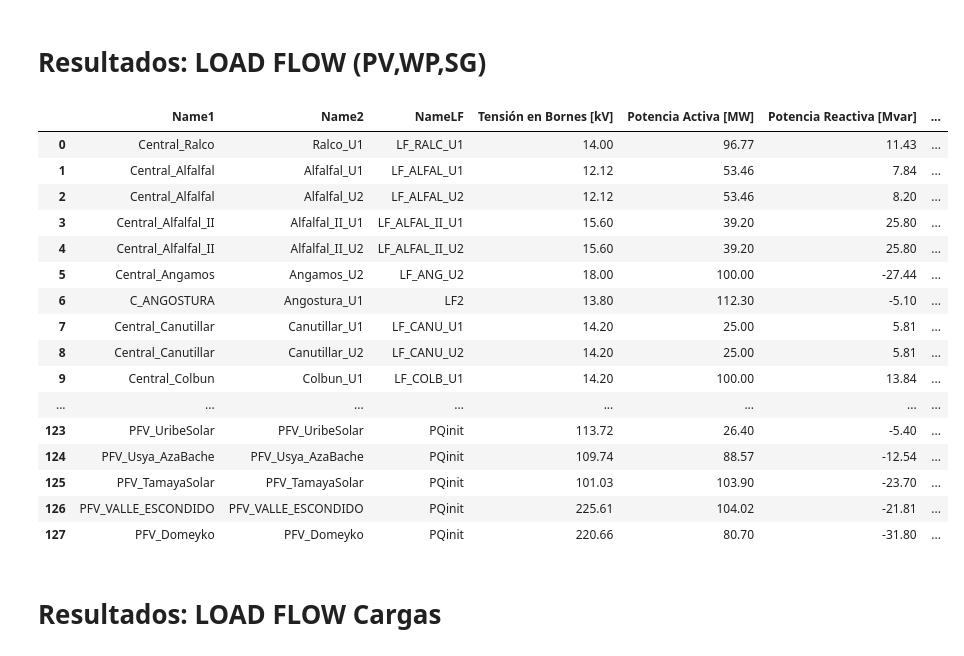
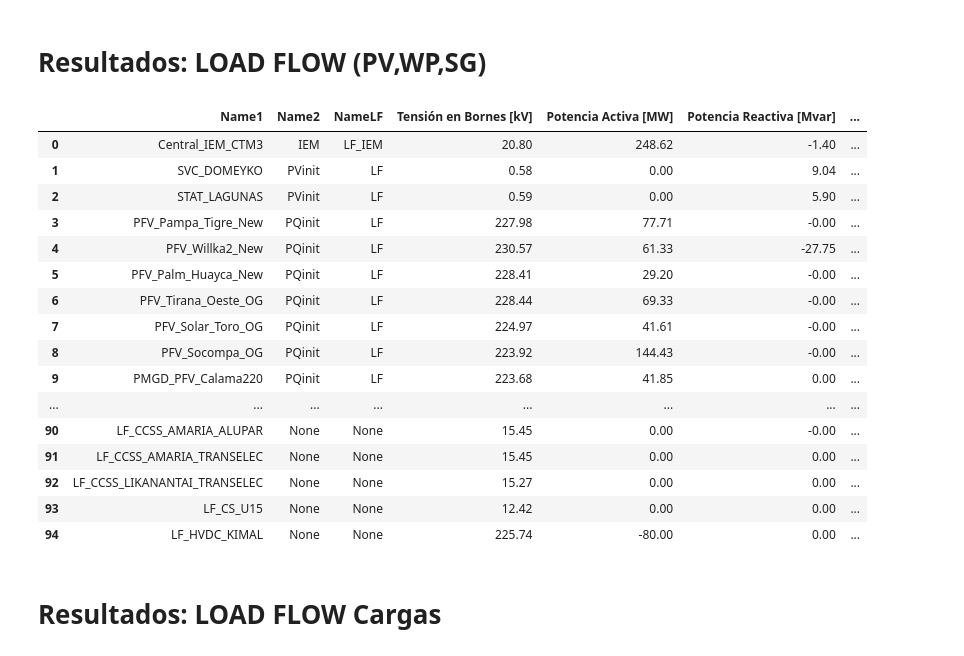
Before and after one commit to fabiMM94/Fabi_Casa_CEN, a Jupyter notebook: Resultados_EMTP.ipynb, the cells around one changed output. Saved outputs shown, nothing was run; the diff lists cells and outputs as text; code cells hidden in the pictures.

Commit message:
cambios codigo resultados
cambios los codigos para seguir avanzando en el .bat

```diff
--- a/Resultados_EMTP.ipynb
+++ b/Resultados_EMTP.ipynb
@@ -69,14 +69,17 @@ def analizar_numero(n):
         return 220
     elif 46 <= n + 20 <= 86 or 46 <= n - 20 <= 86:
         return 66
-    elif 3 <= n + 10 <= 23.2 or 3 <= n - 10 <= 23.2:
+    elif 10 <= n + 7 <= 23.2 or 7 <= n - 7 <= 23.2:
         return 13.2
+    elif 0.1 <= n + 2 <= 4 or 0.1 <= n -2 <= 4:
+        return 0.6
     else:
         return None  # Si no cae en ninguna categoría
 # %%
 # Aqui coloco el nombre del archivo como string
-#archivo =  "SEN 2025 VRE Peak 04072024 DBC 85 GFM New - H1_v4_lf.html"
-archivo = "SEN 2025 VRE Peak 85 VRE_g1_10 steps_lf.html"
+archivo = "2024.11.08 1047 SEN 2030 Norte_BVG Norte_lf.html"
+#archivo = "SEN 2025 VRE Peak 85 VRE_g1_10 steps_lf.html"
+
 excel = "Datos_nom_v1.xlsx"
 
 # leo Excel y HTML
@@ -107,11 +110,21 @@ df_GEN_F = pd.DataFrame(columns=columnas)
 df_GEN_F['P [MW]']=df_GEN['P (W)'].apply(Transformación_MW_MVAR)
 df_GEN_F['Q [MVAr]']=df_GEN['Q (VAR)'].apply(Transformación_MW_MVAR)
 df_GEN_F["V [kV]"] = df_GEN["Vabc (kVRMSLL,deg) phasor"].apply(obtener_V_op)
+df_GEN_F['Vnom [kV]'] = df_GEN_F["V [kV]"].apply(analizar_numero) #Arreglo
 
 
+#aqui la colummna device la expando para obtener 3 columnas de tal forma que coincida con lo anterior
+Nombres = df_GEN['Device'].str.split('/', expand=True)
+Nombres.columns = ['Name1', 'Name2', 'NameLF',"Name4"]
+# Esto entrega la tabla de resultados de todas las centrales del HTML
+df_GEN_Final = pd.concat([Nombres,df_GEN_F], axis=1)
+df_GEN_Final = df_GEN_Final.drop(columns=['Name4']) #no tiene nada util
 
-
-columnas2 = ["Name1","Name2","Name3","NameLF"]
-
-df_GEN_F
+# Escribo V pu
+df_GEN_Final['Tensión [pu]'] = df_GEN_Final["V [kV]"]/df_GEN_Final['Vnom [kV]']
+pd.set_option('display.max_rows', 140)
+#with pd.ExcelWriter('Resultados_.xlsx') as writer:
+ #   df_GEN_F.to_excel(writer, sheet_name='LFcargas',index=False)
+Tabla_LF_GEN=df_GEN_Final
+Tabla_LF_GEN
 # %% [output]
@@ -133,7 +150,8 @@ df_GEN_F
 # %%
 # Aqui coloco el nombre del archivo como string
 #archivo =  "SEN 2025 VRE Peak 04072024 DBC 85 GFM New - H1_v4_lf.html"
-archivo = "SEN 2025 VRE Peak 85 VRE_g1_10 steps_lf.html"
+#archivo = "SEN 2025 VRE Peak 85 VRE_g1_10 steps_lf.html"
+archivo = "2024.11.08 1047 SEN 2030 Norte_BVG Norte_lf.html"
 excel = "Datos_nom_v1.xlsx"
 
 def Resultados_Load_Flow(archivo_html,excel):
@@ -179,51 +197,54 @@ def Resultados_Load_Flow(archivo_html,excel):
     df_Resultados = pd.concat([nuevo_df, df_FINAL], axis=1)
     pd.set_option('display.max_rows', 140)
 
     #---------------------------- saco los acentos
-    df_Resultados['Name1'] = df_Resultados['Name1'].apply(lambda x: unidecode(x))
-    df_Resultados['Name2'] = df_Resultados['Name2'].apply(lambda x: unidecode(x))
+    #df_Resultados['Name1'] = df_Resultados['Name1'].apply(lambda x: unidecode(x))
+   # df_Resultados['Name2'] = df_Resultados['Name2'].apply(lambda x: unidecode(x))
     df_Resultados = df_Resultados.drop(columns=['Name4']) #no tiene nada util
 
     ##------------------------Sobre escribo datos nominales------------------------------------
 
     N = len(df_Resultados)
     for fila in range(N):
         Name1= df_Resultados.at[fila,"Name1"]
         Name2= df_Resultados.at[fila,"Name2"]
         NameLF= df_Resultados.at[fila,"NameLF"]
         result = Datos_Nominal_extras[(Datos_Nominal_extras['Name1'] == Name1) &
                                  (Datos_Nominal_extras['Name2'] == Name2) &
                                  (Datos_Nominal_extras['NameLF'] == NameLF)]
         if len(result)== 1:
             df_Resultados.at[fila,"Tensión Nominal [kV]"] =result["Tensión Nominal [kV]"]
         else:
             continue
 
 
     df_Resultados['Tensión [pu]'] = df_Resultados["Tensión en Bornes [kV]"]/df_Resultados['Tensión Nominal [kV]']
 
     return(df_Resultados)
 
 Tabla_LF_GEN=Resultados_Load_Flow(archivo,excel)
+with pd.ExcelWriter('Resultados_.xlsx') as writer:
+    Tabla_LF_GEN.to_excel(writer, sheet_name='GEN',index=False)
+
 Tabla_LF_GEN
 # %% [output]
 |  | Name1 | Name2 | NameLF | Tensión en Bornes [kV] | Potencia Activa [MW] | Potencia Reactiva [Mvar] | ... |
-| 0 | Central_Ralco | Ralco_U1 | LF_RALC_U1 | 14.00 | 96.77 | 11.43 | ... |
-| 1 | Central_Alfalfal | Alfalfal_U1 | LF_ALFAL_U1 | 12.12 | 53.46 | 7.84 | ... |
-| 2 | Central_Alfalfal | Alfalfal_U2 | LF_ALFAL_U2 | 12.12 | 53.46 | 8.20 | ... |
-| 3 | Central_Alfalfal_II | Alfalfal_II_U1 | LF_ALFAL_II_U1 | 15.60 | 39.20 | 25.80 | ... |
-| 4 | Central_Alfalfal_II | Alfalfal_II_U2 | LF_ALFAL_II_U2 | 15.60 | 39.20 | 25.80 | ... |
-| 5 | Central_Angamos | Angamos_U2 | LF_ANG_U2 | 18.00 | 100.00 | -27.44 | ... |
-| 6 | C_ANGOSTURA | Angostura_U1 | LF2 | 13.80 | 112.30 | -5.10 | ... |
-| 7 | Central_Canutillar | Canutillar_U1 | LF_CANU_U1 | 14.20 | 25.00 | 5.81 | ... |
-| 8 | Central_Canutillar | Canutillar_U2 | LF_CANU_U2 | 14.20 | 25.00 | 5.81 | ... |
-| 9 | Central_Colbun | Colbun_U1 | LF_COLB_U1 | 14.20 | 100.00 | 13.84 | ... |
+| 0 | Central_IEM_CTM3 | IEM | LF_IEM | 20.80 | 248.62 | -1.40 | ... |
+| 1 | SVC_DOMEYKO | PVinit | LF | 0.58 | 0.00 | 9.04 | ... |
+| 2 | STAT_LAGUNAS | PVinit | LF | 0.59 | 0.00 | 5.90 | ... |
+| 3 | PFV_Pampa_Tigre_New | PQinit | LF | 227.98 | 77.71 | -0.00 | ... |
+| 4 | PFV_Willka2_New | PQinit | LF | 230.57 | 61.33 | -27.75 | ... |
+| 5 | PFV_Palm_Huayca_New | PQinit | LF | 228.41 | 29.20 | -0.00 | ... |
+| 6 | PFV_Tirana_Oeste_OG | PQinit | LF | 228.44 | 69.33 | -0.00 | ... |
+| 7 | PFV_Solar_Toro_OG | PQinit | LF | 224.97 | 41.61 | -0.00 | ... |
+| 8 | PFV_Socompa_OG | PQinit | LF | 223.92 | 144.43 | -0.00 | ... |
+| 9 | PMGD_PFV_Calama220 | PQinit | LF | 223.68 | 41.85 | 0.00 | ... |
 | ... | ... | ... | ... | ... | ... | ... | ... |
-| 123 | PFV_UribeSolar | PFV_UribeSolar | PQinit | 113.72 | 26.40 | -5.40 | ... |
-| 124 | PFV_Usya_AzaBache | PFV_Usya_AzaBache | PQinit | 109.74 | 88.57 | -12.54 | ... |
-| 125 | PFV_TamayaSolar | PFV_TamayaSolar | PQinit | 101.03 | 103.90 | -23.70 | ... |
-| 126 | PFV_VALLE_ESCONDIDO | PFV_VALLE_ESCONDIDO | PQinit | 225.61 | 104.02 | -21.81 | ... |
-| 127 | PFV_Domeyko | PFV_Domeyko | PQinit | 220.66 | 80.70 | -31.80 | ... |
+| 90 | LF_CCSS_AMARIA_ALUPAR | None | None | 15.45 | 0.00 | -0.00 | ... |
+| 91 | LF_CCSS_AMARIA_TRANSELEC | None | None | 15.45 | 0.00 | 0.00 | ... |
+| 92 | LF_CCSS_LIKANANTAI_TRANSELEC | None | None | 15.27 | 0.00 | 0.00 | ... |
+| 93 | LF_CS_U15 | None | None | 12.42 | 0.00 | 0.00 | ... |
+| 94 | LF_HVDC_KIMAL | None | None | 225.74 | -80.00 | 0.00 | ... |
 # %% [markdown]
 # Resultados: LOAD FLOW Cargas
 # %%
```
Also changed, not shown: parts of 3 cells of this notebook, 4 other files.
